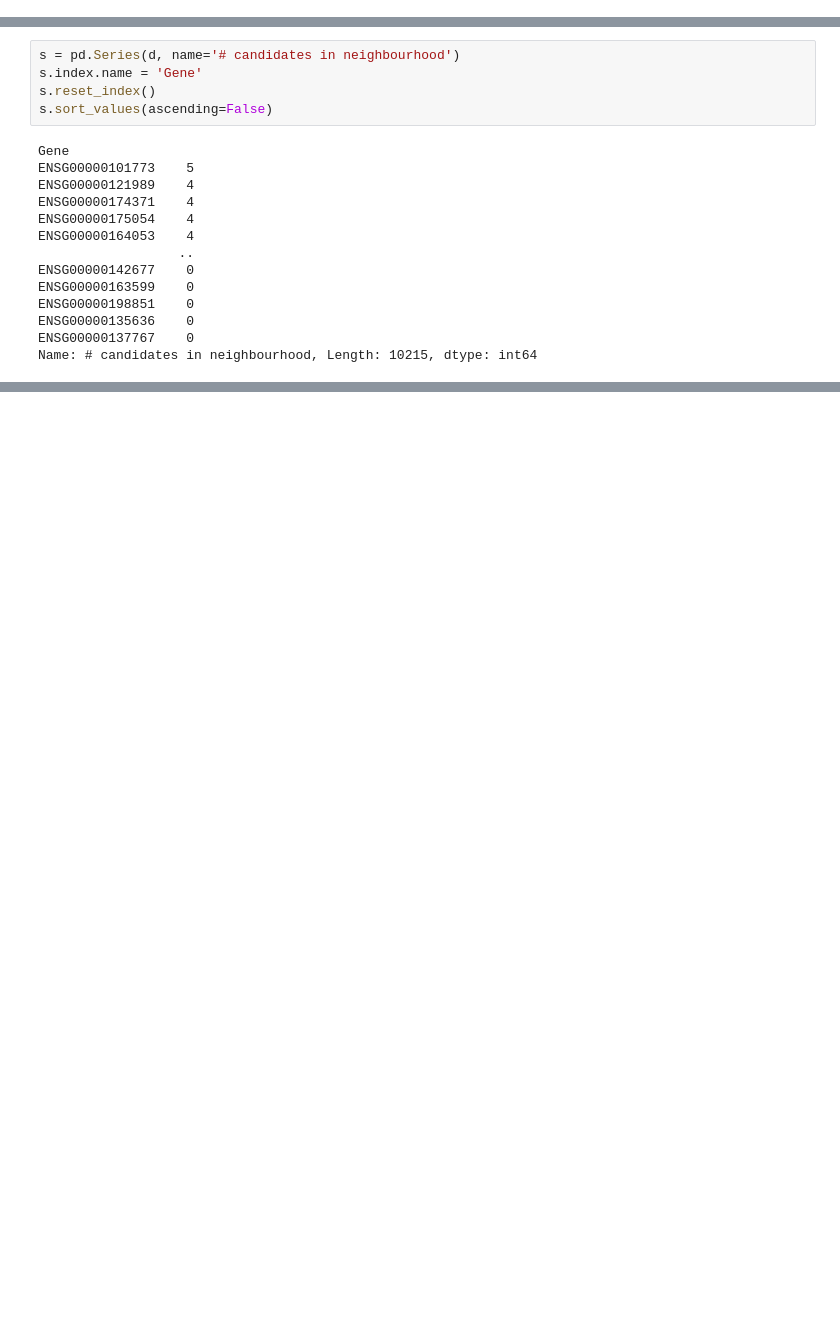
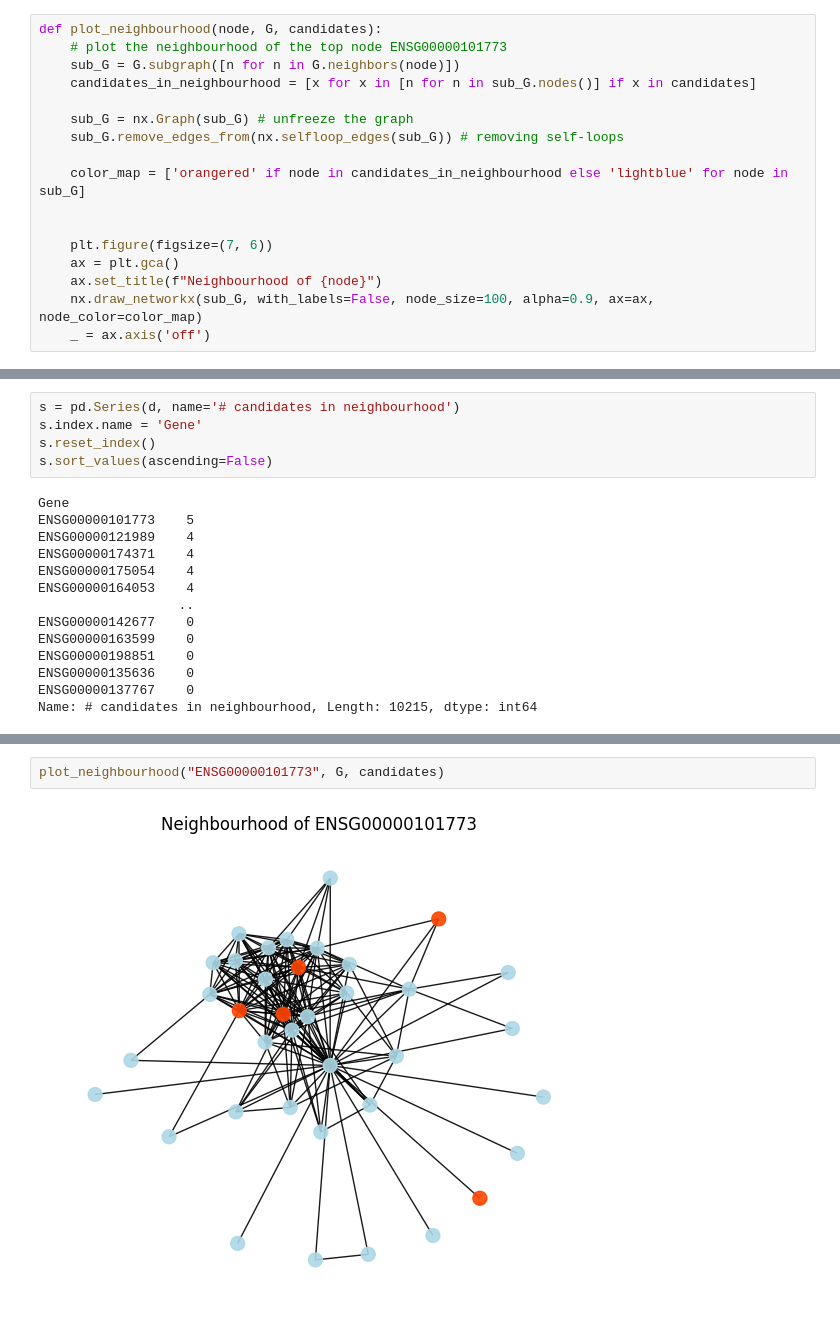
Before and after one commit to jjjk123/grexome-TIMC-Secondary-interactome, a Jupyter notebook: Interactome/humanInteractomeAnalysis.ipynb, the cells around one changed output, grey strips where cells are left out. Cells and saved outputs as stored; diff of their text form; blank space fills up the shorter version.

```diff
--- a/Interactome/humanInteractomeAnalysis.ipynb
+++ b/Interactome/humanInteractomeAnalysis.ipynb
@@ -6,5 +6,22 @@ import collections
 import networkx as nx
 import matplotlib.pyplot as plt
 import seaborn as sns
+# %%
+def plot_neighbourhood(node, G, candidates):
+    # plot the neighbourhood of the top node ENSG00000101773
+    sub_G = G.subgraph([n for n in G.neighbors(node)])
+    candidates_in_neighbourhood = [x for x in [n for n in sub_G.nodes()] if x in candidates]
+
+    sub_G = nx.Graph(sub_G) # unfreeze the graph
+    sub_G.remove_edges_from(nx.selfloop_edges(sub_G)) # removing self-loops
+
+    color_map = ['orangered' if node in candidates_in_neighbourhood else 'lightblue' for node in sub_G]
+
+
+    plt.figure(figsize=(7, 6))
+    ax = plt.gca()
+    ax.set_title(f"Neighbourhood of {node}")
+    nx.draw_networkx(sub_G, with_labels=False, node_size=100, alpha=0.9, ax=ax, node_color=color_map)
+    _ = ax.axis('off')
 # %%
 interactome_df = pd.read_csv('./data/Interactome_human.tsv', sep='\t', header=None)
@@ -72,0 +88,4 @@ Text(0, 0.5, 'number of nodes')
+# %%
+plot_neighbourhood("ENSG00000101773", G, candidates)
+# %% [output]
+[figure, added]
```
Also changed, not shown: parts of 15 cells of this notebook.
